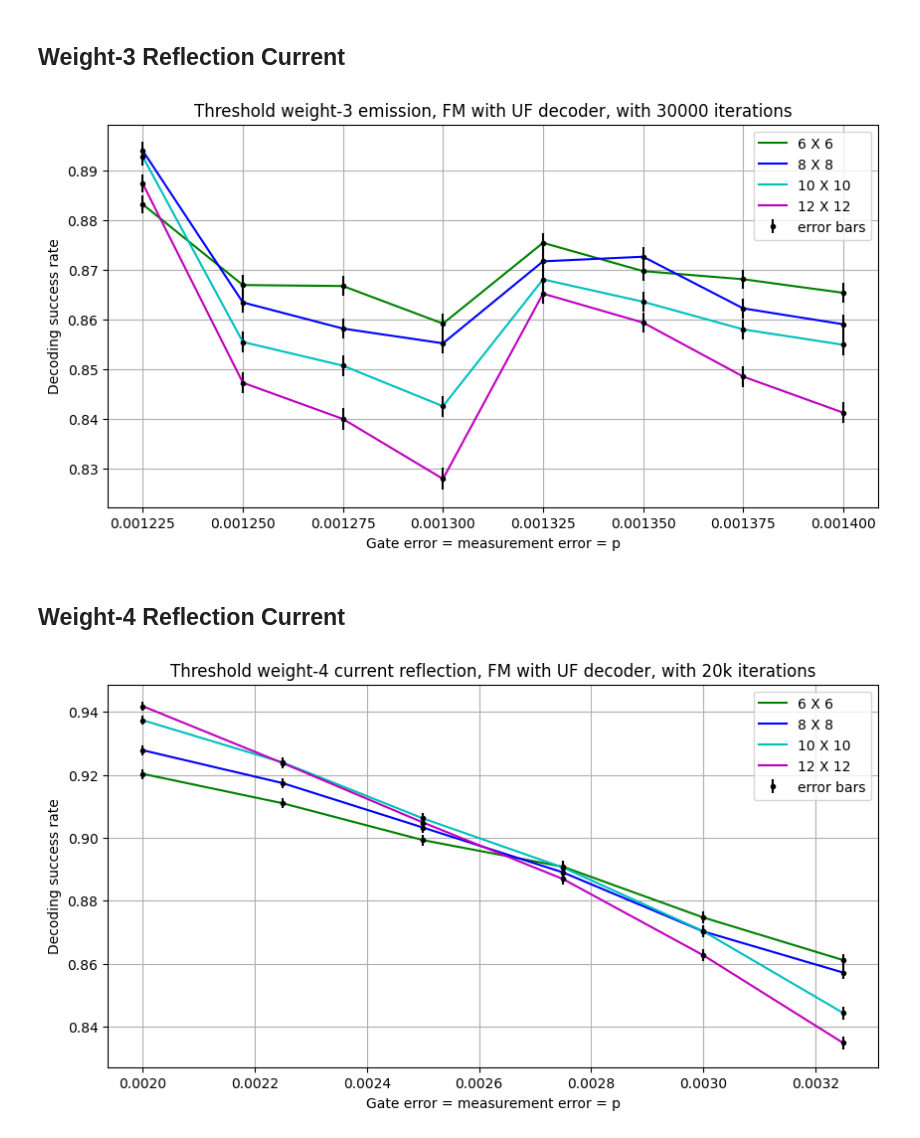
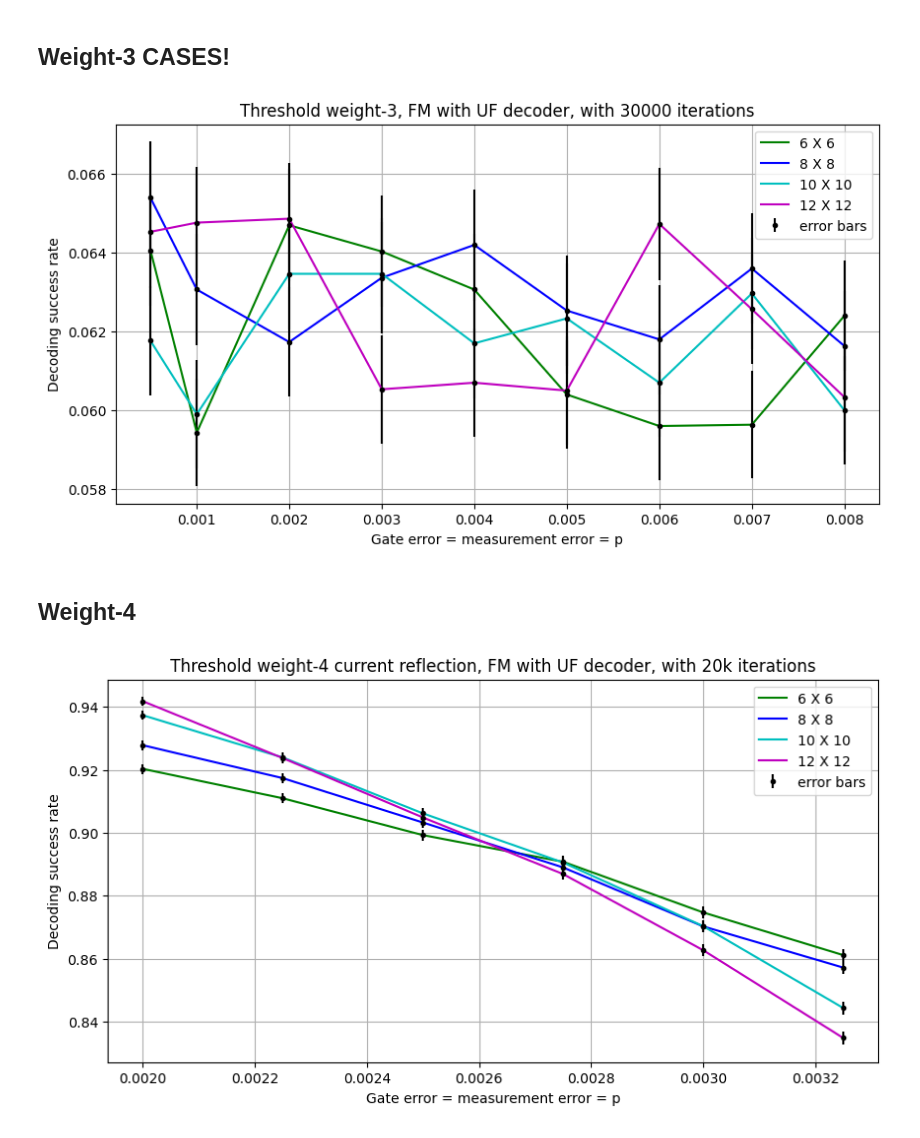
Before and after one commit to siddhantphy/qsurface, a Jupyter notebook: running/entangling_schemes_sims.ipynb, the cells around one changed output. Cells and saved outputs as stored; diff of their text form; code cells hidden in the pictures.

Commit message:
After the big bug corrected! And idling model improved!

```diff
--- a/running/entangling_schemes_sims.ipynb
+++ b/running/entangling_schemes_sims.ipynb
@@ -27,7 +27,7 @@ import time
 
 %load_ext line_profiler
 # %% [markdown]
-## Weight-3 Reflection Current
+## Weight-3 CASES!
 # %%
 iterations = 30000
 
@@ -53,8 +53,45 @@ iterations = 30000
 # data = {"(6, 6)":{"0":[0.001,0.9922333333],"1":[0.00105,0.9927666667],"2":[0.0011,0.9923],"3":[0.00115,0.9928333333],"4":[0.0012,0.9928333333],"5":[0.00125,0.9928333333],"6":[0.0013,0.9930666667],"7":[0.00135,0.996],"8":[0.0014,0.9964666667],"9":[0.00145,0.9966666667]},"(8, 8)":{"0":[0.001,0.9963333333],"1":[0.00105,0.9966],"2":[0.0011,0.9965],"3":[0.00115,0.9968],"4":[0.0012,0.9969333333],"5":[0.00125,0.9964666667],"6":[0.0013,0.9962666667],"7":[0.00135,0.998],"8":[0.0014,0.9979333333],"9":[0.00145,0.9978666667]},"(10, 10)":{"0":[0.001,0.9978666667],"1":[0.00105,0.9980666667],"2":[0.0011,0.9978666667],"3":[0.00115,0.9980333333],"4":[0.0012,0.9981],"5":[0.00125,0.9978666667],"6":[0.0013,0.9977333333],"7":[0.00135,0.9982666667],"8":[0.0014,0.9983666667],"9":[0.00145,0.9983666667]},"(12, 12)":{"0":[0.001,0.9983666667],"1":[0.00105,0.9983333333],"2":[0.0011,0.9982],"3":[0.00115,0.9983],"4":[0.0012,0.9982666667],"5":[0.00125,0.9982333333],"6":[0.0013,0.9982666667],"7":[0.00135,0.9983333333],"8":[0.0014,0.9983666667],"9":[0.00145,0.9983666667]}}
 
 # data for protocol 351 TESTING AFTER CORRECTION
-data = {"(6, 6)":{"0":[0.001225,0.8832333333],"1":[0.00125,0.867],"2":[0.001275,0.8668],"3":[0.0013,0.8592333333],"4":[0.001325,0.8755],"5":[0.00135,0.8698],"6":[0.001375,0.8681666667],"7":[0.0014,0.8654333333]},"(8, 8)":{"0":[0.001225,0.8940333333],"1":[0.00125,0.8635],"2":[0.001275,0.8582333333],"3":[0.0013,0.8552666667],"4":[0.001325,0.8717666667],"5":[0.00135,0.8727],"6":[0.001375,0.8623],"7":[0.0014,0.8591]},"(10, 10)":{"0":[0.001225,0.8928333333],"1":[0.00125,0.8555333333],"2":[0.001275,0.8507666667],"3":[0.0013,0.8426],"4":[0.001325,0.8681333333],"5":[0.00135,0.8636333333],"6":[0.001375,0.8580666667],"7":[0.0014,0.8549666667]},"(12, 12)":{"0":[0.001225,0.8874],"1":[0.00125,0.8473333333],"2":[0.001275,0.8400333333],"3":[0.0013,0.8279666667],"4":[0.001325,0.8652666667],"5":[0.00135,0.8594333333],"6":[0.001375,0.8485666667],"7":[0.0014,0.8413]}}
-rates = [rate[0] for rate in list(data["(6, 6)"].values())]
+# data = {"(6, 6)":{"0":[0.001225,0.8832333333],"1":[0.00125,0.867],"2":[0.001275,0.8668],"3":[0.0013,0.8592333333],"4":[0.001325,0.8755],"5":[0.00135,0.8698],"6":[0.001375,0.8681666667],"7":[0.0014,0.8654333333]},"(8, 8)":{"0":[0.001225,0.8940333333],"1":[0.00125,0.8635],"2":[0.001275,0.8582333333],"3":[0.0013,0.8552666667],"4":[0.001325,0.8717666667],"5":[0.00135,0.8727],"6":[0.001375,0.8623],"7":[0.0014,0.8591]},"(10, 10)":{"0":[0.001225,0.8928333333],"1":[0.00125,0.8555333333],"2":[0.001275,0.8507666667],"3":[0.0013,0.8426],"4":[0.001325,0.8681333333],"5":[0.00135,0.8636333333],"6":[0.001375,0.8580666667],"7":[0.0014,0.8549666667]},"(12, 12)":{"0":[0.001225,0.8874],"1":[0.00125,0.8473333333],"2":[0.001275,0.8400333333],"3":[0.0013,0.8279666667],"4":[0.001325,0.8652666667],"5":[0.00135,0.8594333333],"6":[0.001375,0.8485666667],"7":[0.0014,0.8413]}}
+
+# data after high number of iterations from Sebastian
+# data = {"(6, 6)":{"0":[0.001225,0.8603666667],"1":[0.00125,0.8592333333],"2":[0.001275,0.8557333333],"3":[0.0013,0.8532333333],"4":[0.001325,0.8492],"5":[0.00135,0.8440666667],"6":[0.0014,0.8392333333]},"(8, 8)":{"0":[0.001225,0.8578],"1":[0.00125,0.8532],"2":[0.001275,0.8474666667],"3":[0.0013,0.8415],"4":[0.001325,0.8359333333],"5":[0.00135,0.8329666667],"6":[0.0014,0.8236333333]},"(10, 10)":{"0":[0.001225,0.8466666667],"1":[0.00125,0.8419666667],"2":[0.001275,0.8395],"3":[0.0013,0.8309666667],"4":[0.001325,0.8245666667],"5":[0.00135,0.8101333333],"6":[0.0014,0.7999333333]},"(12, 12)":{"0":[0.001225,0.8401],"1":[0.00125,0.8274333333],"2":[0.001275,0.8226],"3":[0.0013,0.8140666667],"4":[0.001325,0.8039333333],"5":[0.00135,0.7953],"6":[0.0014,0.7782]}}
+
+
+## 80 data
+# data = {"(6, 6)":{"0":[0.0005,0.9982666667],"1":[0.001001,0.998],"2":[0.002,0.9927],"3":[0.003,0.9872],"4":[0.004,0.9761666667],"5":[0.005,0.9553],"6":[0.006,0.9231333333],"7":[0.007,0.8721666667]},"(8, 8)":{"0":[0.0005,0.9984],"1":[0.001001,0.9983666667],"2":[0.002,0.9968333333],"3":[0.003,0.9939],"4":[0.004,0.9889],"5":[0.005,0.9692666667],"6":[0.006,0.9356],"7":[0.007,0.8773666667]},"(10, 10)":{"0":[0.0005,0.9984],"1":[0.001001,0.9984],"2":[0.002,0.9976666667],"3":[0.003,0.9968666667],"4":[0.004,0.9930666667],"5":[0.005,0.9805333333],"6":[0.006,0.9452],"7":[0.007,0.8778333333]},"(12, 12)":{"0":[0.0005,0.9984],"1":[0.001001,0.9983666667],"2":[0.002,0.9982666667],"3":[0.003,0.9979333333],"4":[0.004,0.996],"5":[0.005,0.9870333333],"6":[0.006,0.9555333333],"7":[0.007,0.8825666667]}}
+
+## 81 data
+# data = {"(6, 6)":{"0":[0.0005,0.0626],"1":[0.001001,0.0628666667],"2":[0.002,0.0612333333],"3":[0.003,0.0633666667],"4":[0.004,0.0638],"5":[0.005,0.0626666667],"6":[0.006,0.0657],"7":[0.007,0.0641666667],"8":[0.008,0.0615]},"(8, 8)":{"0":[0.0005,0.0633333333],"1":[0.001001,0.0627],"2":[0.002,0.0624],"3":[0.003,0.0620333333],"4":[0.004,0.0624],"5":[0.005,0.0615666667],"6":[0.006,0.0632],"7":[0.007,0.0621],"8":[0.008,0.0609666667]},"(10, 10)":{"0":[0.0005,0.0632666667],"1":[0.001001,0.0626333333],"2":[0.002,0.0629333333],"3":[0.003,0.0649],"4":[0.004,0.0622],"5":[0.005,0.0635],"6":[0.006,0.0601666667],"7":[0.007,0.0611666667],"8":[0.008,0.0628333333]},"(12, 12)":{"0":[0.0005,0.0635666667],"1":[0.001001,0.0619],"2":[0.002,0.0614333333],"3":[0.003,0.0624],"4":[0.004,0.0625666667],"5":[0.005,0.0624666667],"6":[0.006,0.0629333333],"7":[0.007,0.0622666667],"8":[0.008,0.0626666667]}}
+
+## 82 data
+# data = {"(6, 6)":{"0":[0.0005,0.9097333333],"1":[0.001001,0.9203],"2":[0.002,0.8792666667],"3":[0.003,0.8295],"4":[0.004,0.7651],"5":[0.005,0.6981],"6":[0.006,0.6201333333],"7":[0.007,0.545],"8":[0.008,0.4751666667]},"(8, 8)":{"0":[0.0005,0.9189],"1":[0.001001,0.9281666667],"2":[0.002,0.8771333333],"3":[0.003,0.808],"4":[0.004,0.7224333333],"5":[0.005,0.6217333333],"6":[0.006,0.5210666667],"7":[0.007,0.4244666667],"8":[0.008,0.337]},"(10, 10)":{"0":[0.0005,0.9209666667],"1":[0.001001,0.9357],"2":[0.002,0.8752666667],"3":[0.003,0.7796666667],"4":[0.004,0.6684333333],"5":[0.005,0.5403333333],"6":[0.006,0.4205],"7":[0.007,0.3159666667],"8":[0.008,0.2321666667]},"(12, 12)":{"0":[0.0005,0.9242333333],"1":[0.001001,0.9413666667],"2":[0.002,0.8629666667],"3":[0.003,0.7539333333],"4":[0.004,0.6127],"5":[0.005,0.4633],"6":[0.006,0.3330666667],"7":[0.007,0.2388],"8":[0.008,0.1674666667]}}
+
+## 83 data
+# data = {"(6, 6)":{"0":[0.0005,0.0616666667],"1":[0.001001,0.0640333333],"2":[0.002,0.0620666667],"3":[0.003,0.0615],"4":[0.004,0.061],"5":[0.005,0.0643],"6":[0.006,0.0613333333],"7":[0.007,0.0618],"8":[0.008,0.0612333333]},"(8, 8)":{"0":[0.0005,0.0620666667],"1":[0.001001,0.0620666667],"2":[0.002,0.0614333333],"3":[0.003,0.0604666667],"4":[0.004,0.0629],"5":[0.005,0.0646333333],"6":[0.006,0.0619333333],"7":[0.007,0.0643333333],"8":[0.008,0.0632]},"(10, 10)":{"0":[0.0005,0.0631],"1":[0.001001,0.0626333333],"2":[0.002,0.0616333333],"3":[0.003,0.0620666667],"4":[0.004,0.0630666667],"5":[0.005,0.0613666667],"6":[0.006,0.0631666667],"7":[0.007,0.0622333333],"8":[0.008,0.0621]},"(12, 12)":{"0":[0.0005,0.0633666667],"1":[0.001001,0.0638333333],"2":[0.002,0.0629],"3":[0.003,0.0610666667],"4":[0.004,0.0616],"5":[0.005,0.0638],"6":[0.006,0.0614],"7":[0.007,0.0612333333],"8":[0.008,0.0649]}}
+
+## 84 data
+# data = {"(6, 6)":{"0":[0.0005,0.7122333333],"1":[0.001001,0.6773333333],"2":[0.002,0.6113],"3":[0.003,0.5437333333],"4":[0.004,0.4809333333],"5":[0.005,0.4177666667],"6":[0.006,0.3613333333],"7":[0.007,0.3087],"8":[0.008,0.2666666667]},"(8, 8)":{"0":[0.0005,0.6378666667],"1":[0.001001,0.5914333333],"2":[0.002,0.5093],"3":[0.003,0.4243333333],"4":[0.004,0.3526666667],"5":[0.005,0.2927],"6":[0.006,0.2345666667],"7":[0.007,0.1912666667],"8":[0.008,0.1572]},"(10, 10)":{"0":[0.0005,0.5553333333],"1":[0.001001,0.5034666667],"2":[0.002,0.4080666667],"3":[0.003,0.328],"4":[0.004,0.2685666667],"5":[0.005,0.2164666667],"6":[0.006,0.1740333333],"7":[0.007,0.1407],"8":[0.008,0.1132]},"(12, 12)":{"0":[0.0005,0.4710333333],"1":[0.001001,0.4147],"2":[0.002,0.3337333333],"3":[0.003,0.2705333333],"4":[0.004,0.2235333333],"5":[0.005,0.1790333333],"6":[0.006,0.1412],"7":[0.007,0.1097333333],"8":[0.008,0.0877666667]}}
+
+## 60 data
+# data = {"(6, 6)":{"0":[0.0005,0.8661666667],"1":[0.001001,0.842],"2":[0.002,0.7872],"3":[0.003,0.7253666667],"4":[0.004,0.6563666667],"5":[0.005,0.5808],"6":[0.006,0.5071666667],"7":[0.007,0.4344],"8":[0.008,0.3745]},"(8, 8)":{"0":[0.0005,0.8621],"1":[0.001001,0.8273],"2":[0.002,0.7488333333],"3":[0.003,0.6595666667],"4":[0.004,0.5599666667],"5":[0.005,0.4606333333],"6":[0.006,0.3775],"7":[0.007,0.3014666667],"8":[0.008,0.2379]},"(10, 10)":{"0":[0.0005,0.8472],"1":[0.001001,0.8037333333],"2":[0.002,0.7016],"3":[0.003,0.5858],"4":[0.004,0.4708333333],"5":[0.005,0.3621],"6":[0.006,0.2797666667],"7":[0.007,0.2096666667],"8":[0.008,0.163]},"(12, 12)":{"0":[0.0005,0.8344333333],"1":[0.001001,0.7813666667],"2":[0.002,0.6466333333],"3":[0.003,0.5121],"4":[0.004,0.3876],"5":[0.005,0.2912],"6":[0.006,0.2177666667],"7":[0.007,0.1574666667],"8":[0.008,0.1185666667]}}
+
+## 61 data
+# data = {"(6, 6)":{"0":[0.0005,0.0616333333],"1":[0.001001,0.0624333333],"2":[0.002,0.0641333333],"3":[0.003,0.0629333333],"4":[0.004,0.0627],"5":[0.005,0.0633666667],"6":[0.006,0.0618],"7":[0.007,0.0642],"8":[0.008,0.0636333333]},"(8, 8)":{"0":[0.0005,0.0644],"1":[0.001001,0.0603333333],"2":[0.002,0.0614333333],"3":[0.003,0.0596333333],"4":[0.004,0.0623666667],"5":[0.005,0.0653666667],"6":[0.006,0.0634666667],"7":[0.007,0.0623666667],"8":[0.008,0.0627]},"(10, 10)":{"0":[0.0005,0.0630333333],"1":[0.001001,0.0634333333],"2":[0.002,0.0622666667],"3":[0.003,0.0618666667],"4":[0.004,0.0611],"5":[0.005,0.0635333333],"6":[0.006,0.0638333333],"7":[0.007,0.0619666667],"8":[0.008,0.0618]},"(12, 12)":{"0":[0.0005,0.0621],"1":[0.001001,0.0621],"2":[0.002,0.0630333333],"3":[0.003,0.0595],"4":[0.004,0.0618666667],"5":[0.005,0.0632333333],"6":[0.006,0.0629666667],"7":[0.007,0.0638666667],"8":[0.008,0.0625]}}
+
+## 62 data
+# data = {"(6, 6)":{"0":[0.0005,0.4003666667],"1":[0.001001,0.3727333333],"2":[0.002,0.3335666667],"3":[0.003,0.2929],"4":[0.004,0.2570666667],"5":[0.005,0.2217666667],"6":[0.006,0.1953666667],"7":[0.007,0.1728666667],"8":[0.008,0.1515333333]},"(8, 8)":{"0":[0.0005,0.2955],"1":[0.001001,0.2735],"2":[0.002,0.2373666667],"3":[0.003,0.2072333333],"4":[0.004,0.1771666667],"5":[0.005,0.1506666667],"6":[0.006,0.1280666667],"7":[0.007,0.1129666667],"8":[0.008,0.102]},"(10, 10)":{"0":[0.0005,0.2467333333],"1":[0.001001,0.2302666667],"2":[0.002,0.2025666667],"3":[0.003,0.1737666667],"4":[0.004,0.1458666667],"5":[0.005,0.1218333333],"6":[0.006,0.1013666667],"7":[0.007,0.0874333333],"8":[0.008,0.0746]},"(12, 12)":{"0":[0.0005,0.2281],"1":[0.001001,0.2177],"2":[0.002,0.1882],"3":[0.003,0.1573333333],"4":[0.004,0.1262],"5":[0.005,0.0980333333],"6":[0.006,0.0802333333],"7":[0.007,0.0720333333],"8":[0.008,0.0649]}}
+
+## 63 data
+# data = {"(6, 6)":{"0":[0.0005,0.0616333333],"1":[0.001001,0.0639666667],"2":[0.002,0.0633],"3":[0.003,0.0637],"4":[0.004,0.0629],"5":[0.005,0.0630333333],"6":[0.006,0.0612],"7":[0.007,0.0635666667],"8":[0.008,0.0625333333]},"(8, 8)":{"0":[0.0005,0.0623],"1":[0.001001,0.0615333333],"2":[0.002,0.0606],"3":[0.003,0.0620333333],"4":[0.004,0.0627333333],"5":[0.005,0.0613666667],"6":[0.006,0.0618666667],"7":[0.007,0.0629333333],"8":[0.008,0.0618]},"(10, 10)":{"0":[0.0005,0.0637],"1":[0.001001,0.0611],"2":[0.002,0.0606666667],"3":[0.003,0.0649666667],"4":[0.004,0.0639],"5":[0.005,0.0620333333],"6":[0.006,0.0629],"7":[0.007,0.0646333333],"8":[0.008,0.0631666667]},"(12, 12)":{"0":[0.0005,0.0608666667],"1":[0.001001,0.0607333333],"2":[0.002,0.0619666667],"3":[0.003,0.0654],"4":[0.004,0.0621666667],"5":[0.005,0.0618],"6":[0.006,0.0616666667],"7":[0.007,0.0615666667],"8":[0.008,0.0629]}}
+
+## 64 data
+data = {"(6, 6)":{"0":[0.0005,0.0640666667],"1":[0.001001,0.0594333333],"2":[0.002,0.0647],"3":[0.003,0.0640333333],"4":[0.004,0.0630666667],"5":[0.005,0.0604],"6":[0.006,0.0596],"7":[0.007,0.0596333333],"8":[0.008,0.0624]},"(8, 8)":{"0":[0.0005,0.0654],"1":[0.001001,0.0630666667],"2":[0.002,0.0617333333],"3":[0.003,0.0633666667],"4":[0.004,0.0642],"5":[0.005,0.0625333333],"6":[0.006,0.0618],"7":[0.007,0.0636],"8":[0.008,0.0616333333]},"(10, 10)":{"0":[0.0005,0.0617666667],"1":[0.001001,0.0599],"2":[0.002,0.0634666667],"3":[0.003,0.0634666667],"4":[0.004,0.0617],"5":[0.005,0.0623333333],"6":[0.006,0.0607],"7":[0.007,0.0629666667],"8":[0.008,0.06]},"(12, 12)":{"0":[0.0005,0.0645333333],"1":[0.001001,0.0647666667],"2":[0.002,0.0648666667],"3":[0.003,0.0605333333],"4":[0.004,0.0607],"5":[0.005,0.0605],"6":[0.006,0.0647333333],"7":[0.007,0.0625666667],"8":[0.008,0.0603333333]}}
+
+
+
+
 
 
 l6 = [rate[1] for rate in list(data["(6, 6)"].values())]
@@ -82,37 +119,37 @@ pop =[curve_fit(fitting_function, rates, code, maxfev=35000) for code in [l6, l8
 fig = plt.figure(figsize=(10,5))
 fig.set_facecolor("w")
 ax1 = fig.add_subplot()
-ax1.set_title(f'Threshold weight-3 emission, FM with UF decoder, with {iterations} iterations')
+ax1.set_title(f'Threshold weight-3, FM with UF decoder, with {iterations} iterations')
 ax1.set_ylabel('Decoding success rate')
 ax1.set_xlabel('Gate error = measurement error = p')
 plt.grid()
 
 
 plt.errorbar(rates,l6,yerr=error[0], fmt='k.')
 plt.errorbar(rates,l8,yerr=error[1], fmt='k.')
 plt.errorbar(rates,l10,yerr=error[2], fmt='k.')
 plt.errorbar(rates,l12,yerr=error[3], fmt='k.')
 
 
 # plt.plot(np.linspace(rates[0]-0.0001, rates[-1]+0.0001, 100),fitting_function(np.linspace(rates[0]+0.0001, rates[-1]+0.0001, 100),pop[0][0][0],pop[0][0][1],pop[0][0][2],pop[0][0][3],pop[0][0][4]),'r-', label='l6_fit')
 # plt.plot(np.linspace(rates[0]-0.0001, rates[-1]+0.0001, 100),fitting_function(np.linspace(rates[0]+0.0001, rates[-1]+0.0001, 100),pop[1][0][0],pop[1][0][1],pop[1][0][2],pop[1][0][3],pop[1][0][4]),'g-', label='l8_fit')
 # plt.plot(np.linspace(rates[0]-0.0001, rates[-1]+0.0001, 100),fitting_function(np.linspace(rates[0]+0.0001, rates[-1]+0.0001, 100),pop[2][0][0],pop[2][0][1],pop[2][0][2],pop[2][0][3],pop[2][0][4]),'b-', label='l10_fit')
 # plt.plot(np.linspace(rates[0]-0.0001, rates[-1]+0.0001, 100),fitting_function(np.linspace(rates[0]+0.0001, rates[-1]+0.0001, 100),pop[3][0][0],pop[3][0][1],pop[3][0][2],pop[3][0][3],pop[3][0][4]),'c-', label='l12_fit')
 
 plt.plot(rates,l6,'g-', label='l6_fit')
 plt.plot(rates,l8,'b-', label='l8_fit')
 plt.plot(rates,l10,'c-', label='l10_fit')
 plt.plot(rates,l12,'m-', label='l12_fit')
 
 
 plt.legend(['6 X 6', '8 X 8','10 X 10','12 X 12', 'error bars'])
 
 # plt.savefig('Weight_3_reflection_current_threshold.pdf')
 plt.show()
 # %% [output]
-[figure, old version]
+[figure, new version]
 # %% [markdown]
-## Weight-4 Reflection Current
+## Weight-4
 # %%
 iterations = 30000
 
```
Also changed, not shown: parts of 2 cells of this notebook, 5 other files.
